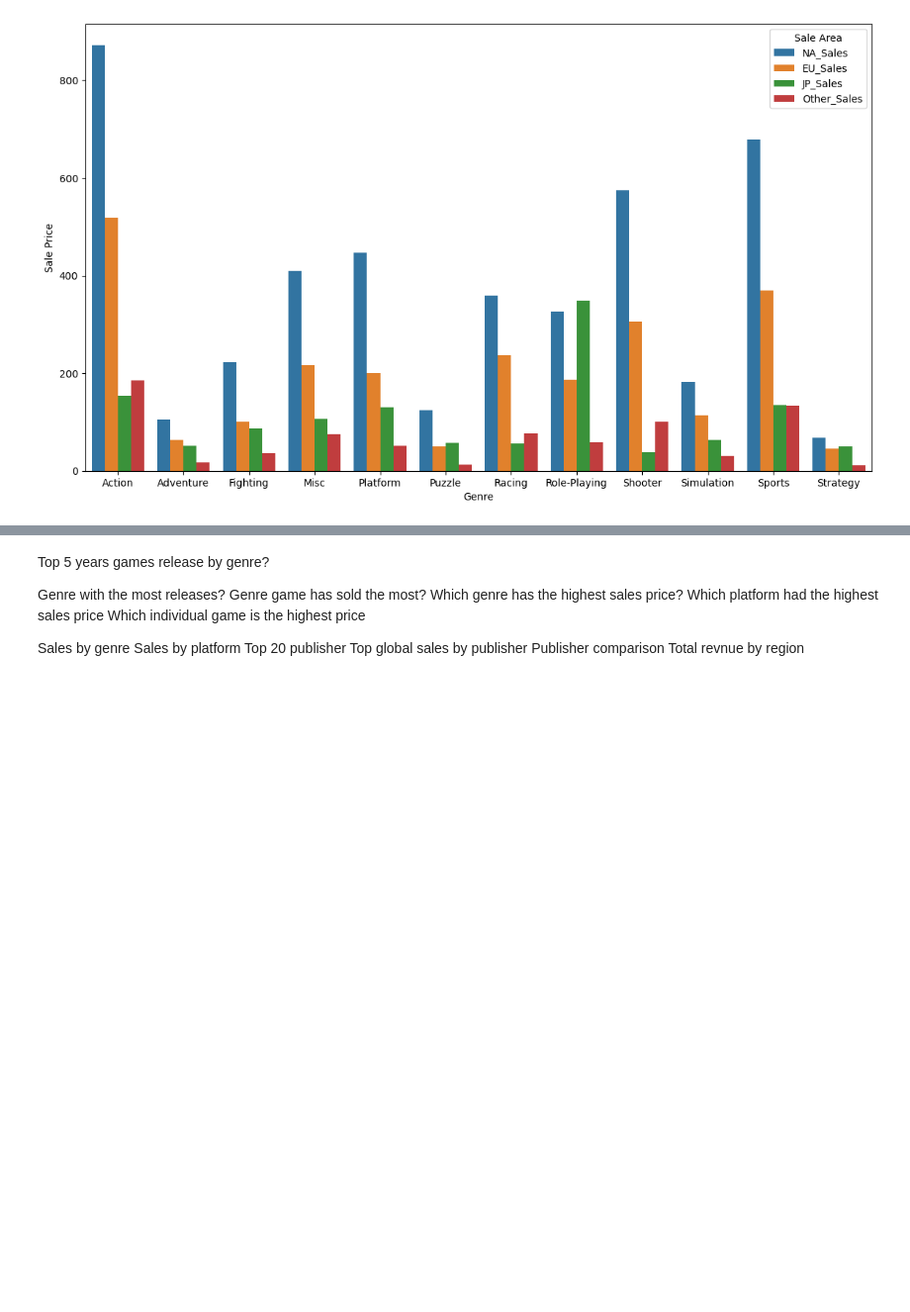
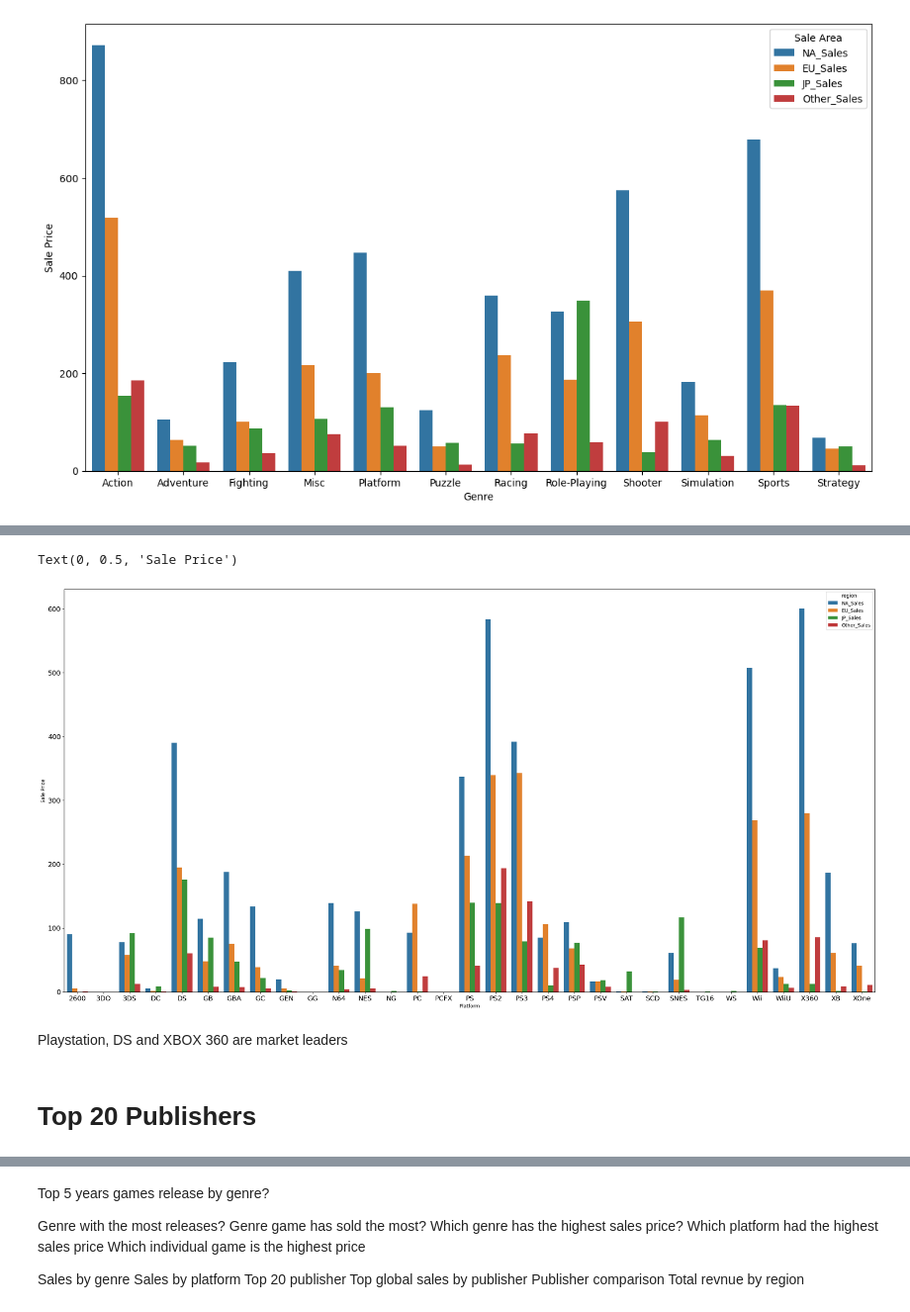
Before and after one commit to pgeneta/Video-Games-EDA, a Jupyter notebook: videogames.ipynb, the cells around one changed output, grey strips where cells are left out. Shown at 99% size. Cells and saved outputs as stored; diff of their text form; code cells hidden in the pictures; blank space fills up the shorter version.

```diff
--- a/videogames.ipynb
+++ b/videogames.ipynb
@@ -383,0 +405,5 @@ plt.legend(title = "Sale Area", loc = 'upper right')
+# %%
+comp_platform = df[['Platform','NA_Sales', 'EU_Sales', 'JP_Sales', 'Other_Sales']]
+comp_platform = comp_platform.groupby('Platform').sum().reset_index()
+
+comp_platform
@@ -383,0 +428,3 @@ plt.legend(title = "Sale Area", loc = 'upper right')
+# %%
+comp_platform_melt = comp_platform.melt(id_vars='Platform', value_vars=['NA_Sales', 'EU_Sales', 'JP_Sales', "Other_Sales"], var_name= 'region', value_name='price')
+comp_platform_melt
@@ -383,0 +445,13 @@ plt.legend(title = "Sale Area", loc = 'upper right')
+# %%
+plt.figure(figsize=(30,15))
+sns.barplot(data = comp_platform_melt, x = 'Platform', y = 'price', hue='region')
+plt.xticks(fontsize = 14)
+plt.yticks(fontsize = 14)
+plt.ylabel('Sale Price')
+# %% [output]
+Text(0, 0.5, 'Sale Price')
+[figure, added]
+# %% [markdown]
+Playstation, DS and XBOX 360 are market leaders
+# %% [markdown]
+<h1>Top 20 Publishers</h1>
```
Also changed, not shown: parts of 11 cells of this notebook.
